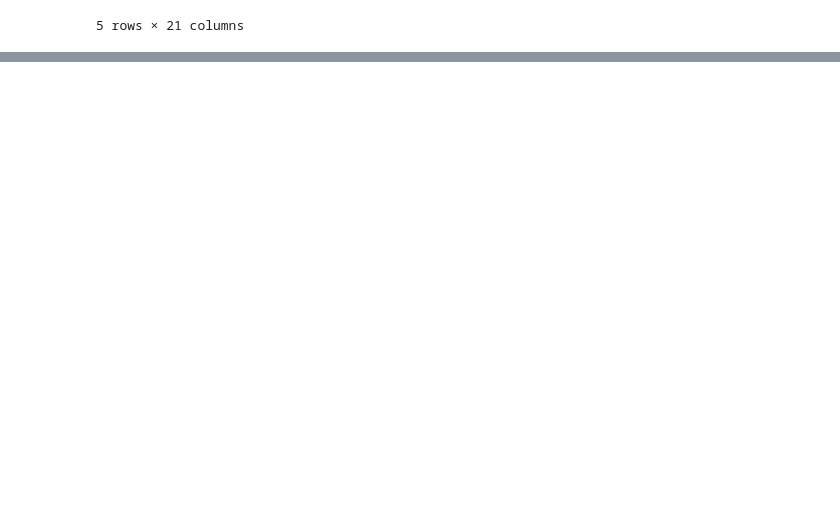
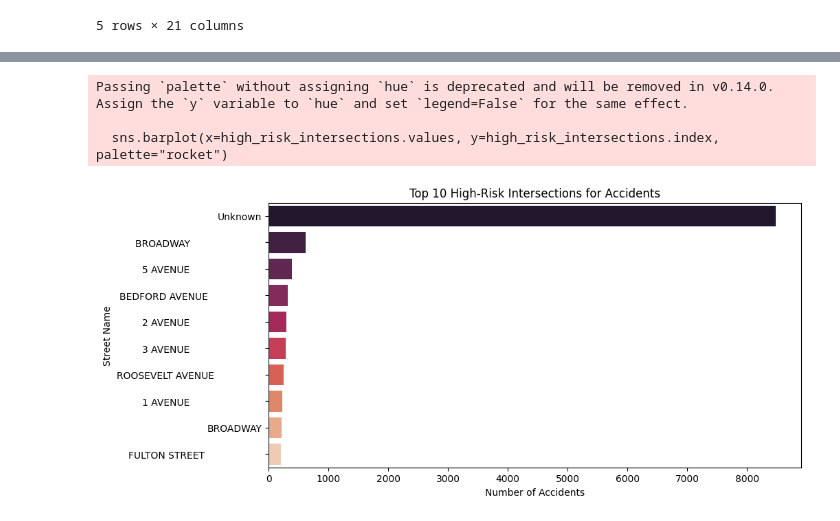
Before and after one commit to Shashankhmg/Data-Science-Challenge, a Jupyter notebook: notebooks/nypd_citybikes.ipynb, the cells around one changed output, grey strips where cells are left out. Cells and saved outputs as stored; diff of their text form; code cells hidden in the pictures; blank space fills up the shorter version.

Commit message:
commiting the nypd_city bank analysis

```diff
--- a/notebooks/nypd_citybikes.ipynb
+++ b/notebooks/nypd_citybikes.ipynb
@@ -78,0 +146,15 @@ print(" Heatmap with CitiBike stations saved as 'citibike_accident_heatmap.html'
+# %%
+# Time-Based Patterns: Accidents by Hour and Day ---
+import seaborn as sns
+# Convert CRASH DATE to datetime format and extract hour & day
+nypd_accidents["CRASH DATE"] = pd.to_datetime(nypd_accidents["CRASH DATE"])
+nypd_accidents["CRASH HOUR"] = pd.to_datetime(nypd_accidents["CRASH TIME"], format="%H:%M").dt.hour
+nypd_accidents["CRASH DAY"] = nypd_accidents["CRASH DATE"].dt.day_name()
+
+# Plot accidents per hour
+plt.figure(figsize=(10, 5))
+sns.countplot(data=nypd_accidents, x="CRASH HOUR", palette="coolwarm")
+plt.title("Accidents by Hour of the Day")
+plt.xlabel("Hour of Day")
+plt.ylabel("Number of Accidents")
+plt.show()
@@ -78,0 +195,17 @@ print(" Heatmap with CitiBike stations saved as 'citibike_accident_heatmap.html'
+# %%
+# Road Conditions: High-Risk Intersections ---
+
+# Assume ON STREET NAME column exists
+high_risk_intersections = nypd_accidents["ON STREET NAME"].value_counts().head(10)
+
+plt.figure(figsize=(10, 5))
+sns.barplot(x=high_risk_intersections.values, y=high_risk_intersections.index, palette="rocket")
+plt.title("Top 10 High-Risk Intersections for Accidents")
+plt.xlabel("Number of Accidents")
+plt.ylabel("Street Name")
+plt.show()
+# %% [output]
+Passing `palette` without assigning `hue` is deprecated and will be removed in v0.14.0. Assign the `y` variable to `hue` and set `legend=False` for the same effect.
+
+  sns.barplot(x=high_risk_intersections.values, y=high_risk_intersections.index, palette="rocket")
+[figure, added]
```
Also changed, not shown: parts of 12 cells of this notebook, 4 other files.
